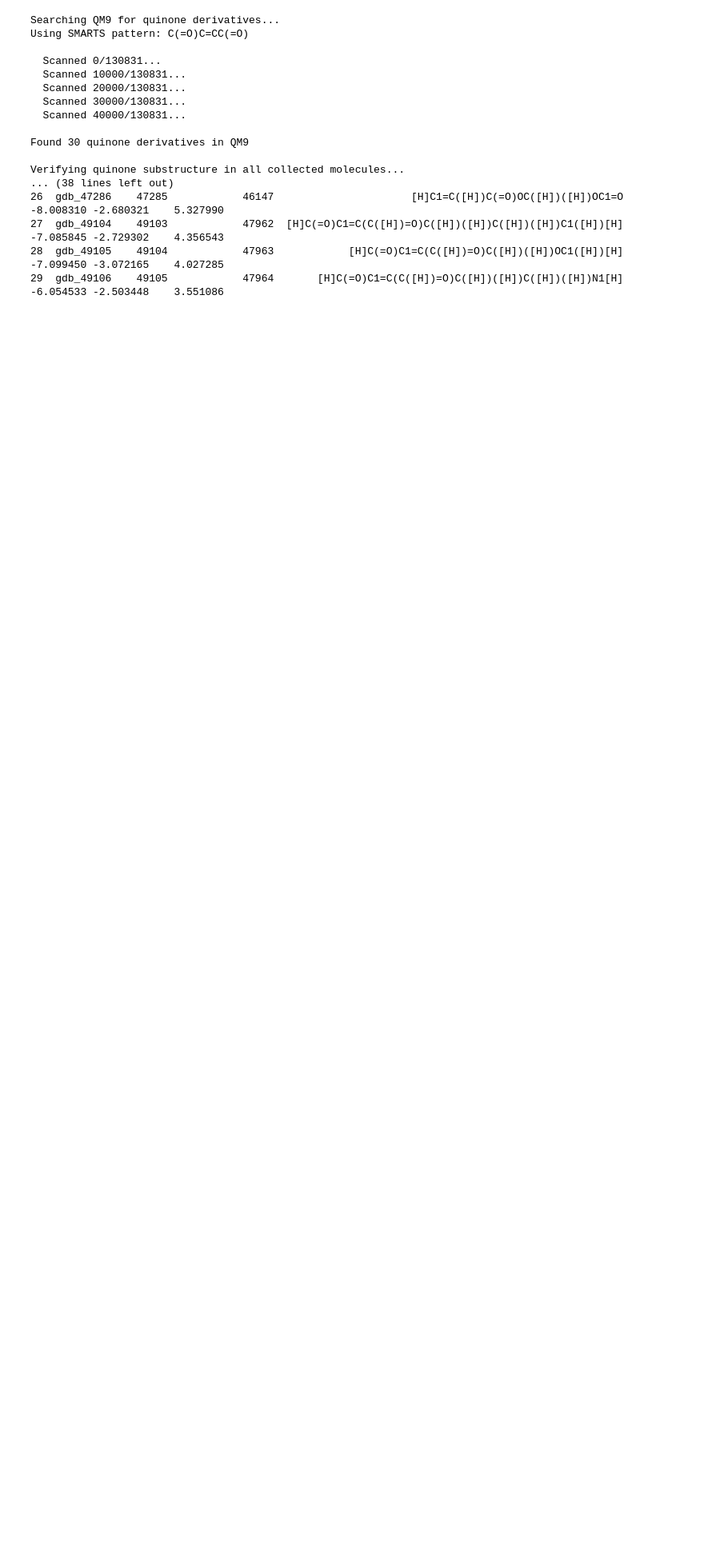
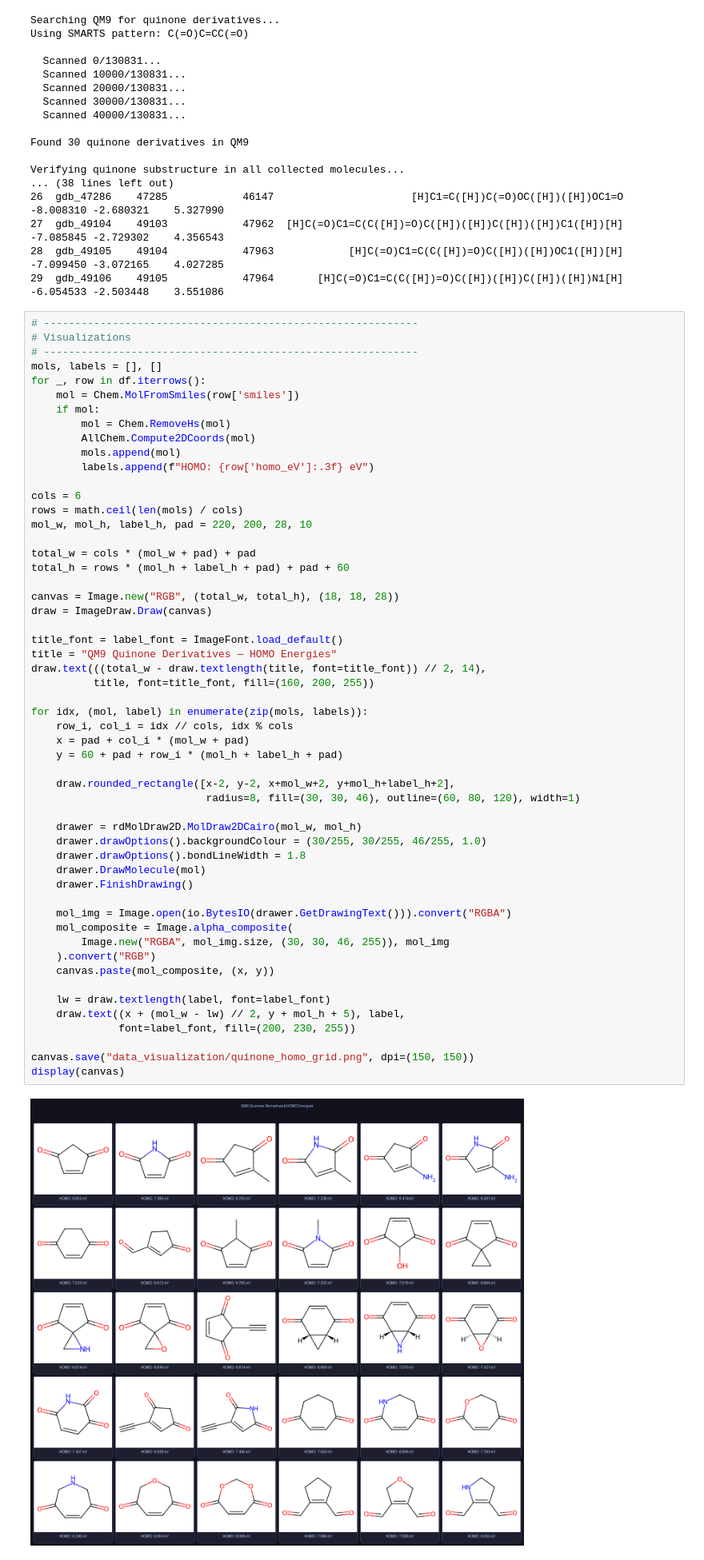
Before and after one commit to AsadKhanJBNU/quinone_transfer_learning, a Jupyter notebook: download_quinone_data.ipynb, the cells around one changed output. Shown at 80% size. Cells and saved outputs as stored; diff of their text form; blank space fills up the shorter version.

```diff
--- a/download_quinone_data.ipynb
+++ b/download_quinone_data.ipynb
@@ -130,3 +136,59 @@ Verifying quinone substructure in all collected molecules...
 27  gdb_49104    49103            47962  [H]C(=O)C1=C(C([H])=O)C([H])([H])C([H])([H])C1([H])[H] -7.085845 -2.729302    4.356543
 28  gdb_49105    49104            47963            [H]C(=O)C1=C(C([H])=O)C([H])([H])OC1([H])[H] -7.099450 -3.072165    4.027285
 29  gdb_49106    49105            47964       [H]C(=O)C1=C(C([H])=O)C([H])([H])C([H])([H])N1[H] -6.054533 -2.503448    3.551086
+# %%
+# ------------------------------------------------------------
+# Visualizations
+# ------------------------------------------------------------
+mols, labels = [], []
+for _, row in df.iterrows():
+    mol = Chem.MolFromSmiles(row['smiles'])
+    if mol:
+        mol = Chem.RemoveHs(mol)
+        AllChem.Compute2DCoords(mol)
+        mols.append(mol)
+        labels.append(f"HOMO: {row['homo_eV']:.3f} eV")
+
+cols = 6
+rows = math.ceil(len(mols) / cols)
+mol_w, mol_h, label_h, pad = 220, 200, 28, 10
+
+total_w = cols * (mol_w + pad) + pad
+total_h = rows * (mol_h + label_h + pad) + pad + 60
+
+canvas = Image.new("RGB", (total_w, total_h), (18, 18, 28))
+draw = ImageDraw.Draw(canvas)
+
+title_font = label_font = ImageFont.load_default()
+title = "QM9 Quinone Derivatives — HOMO Energies"
+draw.text(((total_w - draw.textlength(title, font=title_font)) // 2, 14),
+          title, font=title_font, fill=(160, 200, 255))
+
+for idx, (mol, label) in enumerate(zip(mols, labels)):
+    row_i, col_i = idx // cols, idx % cols
+    x = pad + col_i * (mol_w + pad)
+    y = 60 + pad + row_i * (mol_h + label_h + pad)
+
+    draw.rounded_rectangle([x-2, y-2, x+mol_w+2, y+mol_h+label_h+2],
+                            radius=8, fill=(30, 30, 46), outline=(60, 80, 120), width=1)
+
+    drawer = rdMolDraw2D.MolDraw2DCairo(mol_w, mol_h)
+    drawer.drawOptions().backgroundColour = (30/255, 30/255, 46/255, 1.0)
+    drawer.drawOptions().bondLineWidth = 1.8
+    drawer.DrawMolecule(mol)
+    drawer.FinishDrawing()
+
+    mol_img = Image.open(io.BytesIO(drawer.GetDrawingText())).convert("RGBA")
+    mol_composite = Image.alpha_composite(
+        Image.new("RGBA", mol_img.size, (30, 30, 46, 255)), mol_img
+    ).convert("RGB")
+    canvas.paste(mol_composite, (x, y))
+
+    lw = draw.textlength(label, font=label_font)
+    draw.text((x + (mol_w - lw) // 2, y + mol_h + 5), label,
+              font=label_font, fill=(200, 230, 255))
+
+canvas.save("data_visualization/quinone_homo_grid.png", dpi=(150, 150))
+display(canvas)
+# %% [output]
+[figure, added]
```
Also changed, not shown: parts of 2 cells of this notebook, 2 other files.
